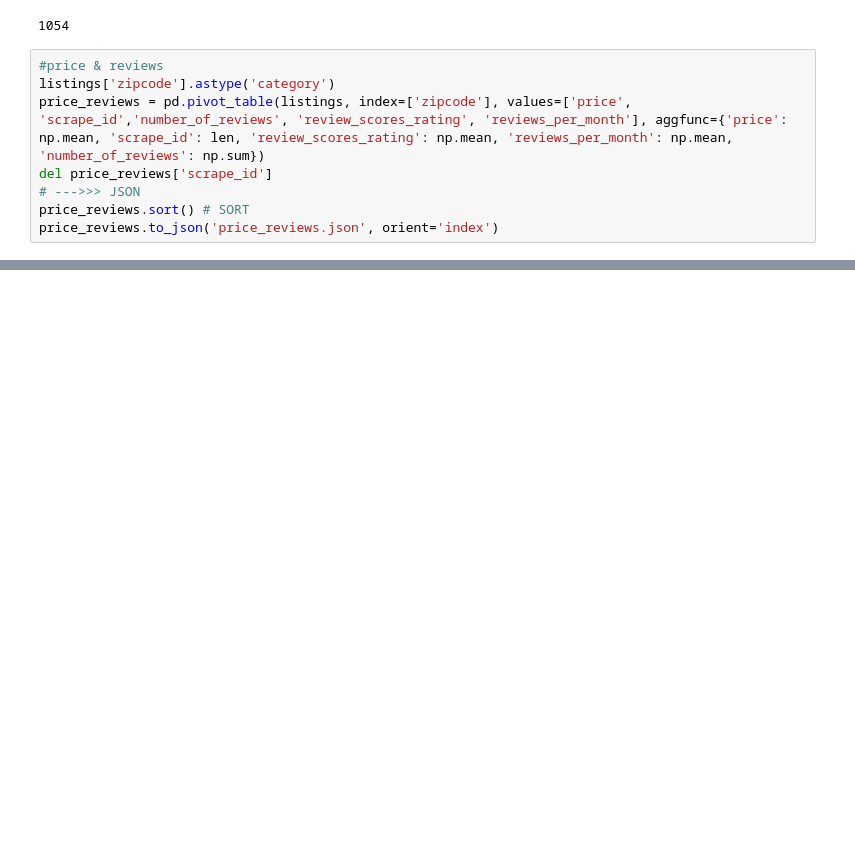
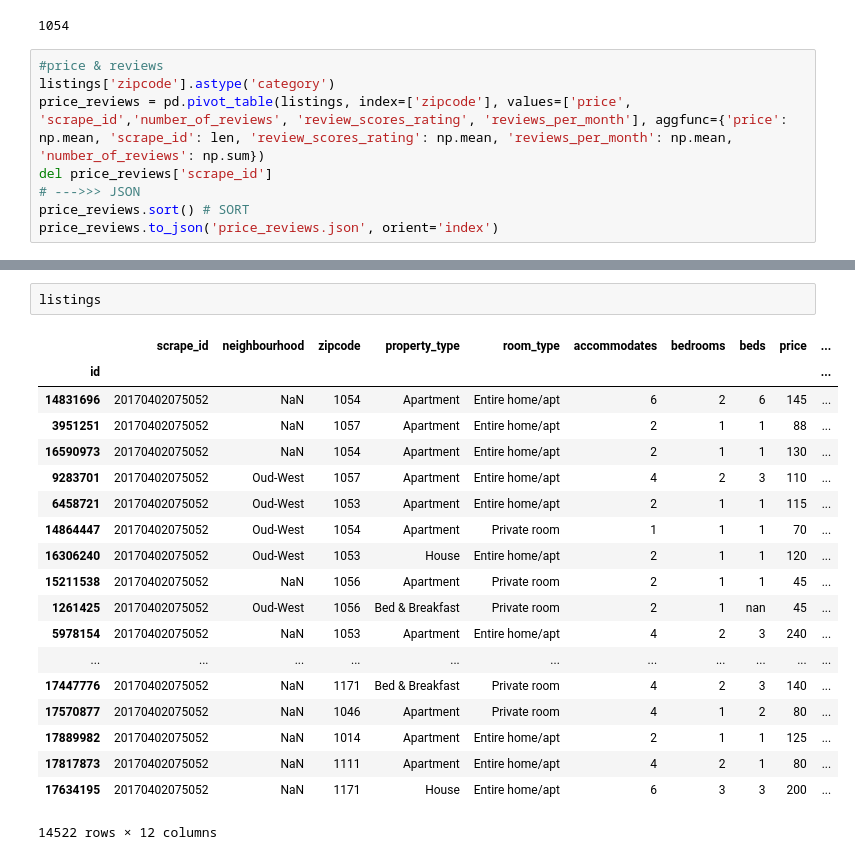
Before and after one commit to TM11153431/programmeertraject, a Jupyter notebook: Data/AIRBNBDATA.ipynb, the cells around one changed output, grey strips where cells are left out. Saved outputs shown, nothing was run; the diff lists cells and outputs as text; blank space fills up the shorter version.

```diff
--- a/Data/AIRBNBDATA.ipynb
+++ b/Data/AIRBNBDATA.ipynb
@@ -38,0 +66,22 @@ property_types.to_json('property_types.json', orient='index')
+# %%
+listings
+# %% [output]
+|  | scrape_id | neighbourhood | zipcode | property_type | room_type | accommodates | bedrooms | beds | price | ... |
+| id |  |  |  |  |  |  |  |  |  | ... |
+| 14831696 | 20170402075052 | NaN | 1054 | Apartment | Entire home/apt | 6 | 2 | 6 | 145 | ... |
+| 3951251 | 20170402075052 | NaN | 1057 | Apartment | Entire home/apt | 2 | 1 | 1 | 88 | ... |
+| 16590973 | 20170402075052 | NaN | 1054 | Apartment | Entire home/apt | 2 | 1 | 1 | 130 | ... |
+| 9283701 | 20170402075052 | Oud-West | 1057 | Apartment | Entire home/apt | 4 | 2 | 3 | 110 | ... |
+| 6458721 | 20170402075052 | Oud-West | 1053 | Apartment | Entire home/apt | 2 | 1 | 1 | 115 | ... |
+| 14864447 | 20170402075052 | Oud-West | 1054 | Apartment | Private room | 1 | 1 | 1 | 70 | ... |
+| 16306240 | 20170402075052 | Oud-West | 1053 | House | Entire home/apt | 2 | 1 | 1 | 120 | ... |
+| 15211538 | 20170402075052 | NaN | 1056 | Apartment | Private room | 2 | 1 | 1 | 45 | ... |
+| 1261425 | 20170402075052 | Oud-West | 1056 | Bed & Breakfast | Private room | 2 | 1 | nan | 45 | ... |
+| 5978154 | 20170402075052 | NaN | 1053 | Apartment | Entire home/apt | 4 | 2 | 3 | 240 | ... |
+| ... | ... | ... | ... | ... | ... | ... | ... | ... | ... | ... |
+| 17447776 | 20170402075052 | NaN | 1171 | Bed & Breakfast | Private room | 4 | 2 | 3 | 140 | ... |
+| 17570877 | 20170402075052 | NaN | 1046 | Apartment | Private room | 4 | 1 | 2 | 80 | ... |
+| 17889982 | 20170402075052 | NaN | 1014 | Apartment | Entire home/apt | 2 | 1 | 1 | 125 | ... |
+| 17817873 | 20170402075052 | NaN | 1111 | Apartment | Entire home/apt | 4 | 2 | 1 | 80 | ... |
+| 17634195 | 20170402075052 | NaN | 1171 | House | Entire home/apt | 6 | 3 | 3 | 200 | ... |
+14522 rows × 12 columns
```
Also changed, not shown: parts of 4 cells of this notebook, 4 other files.
